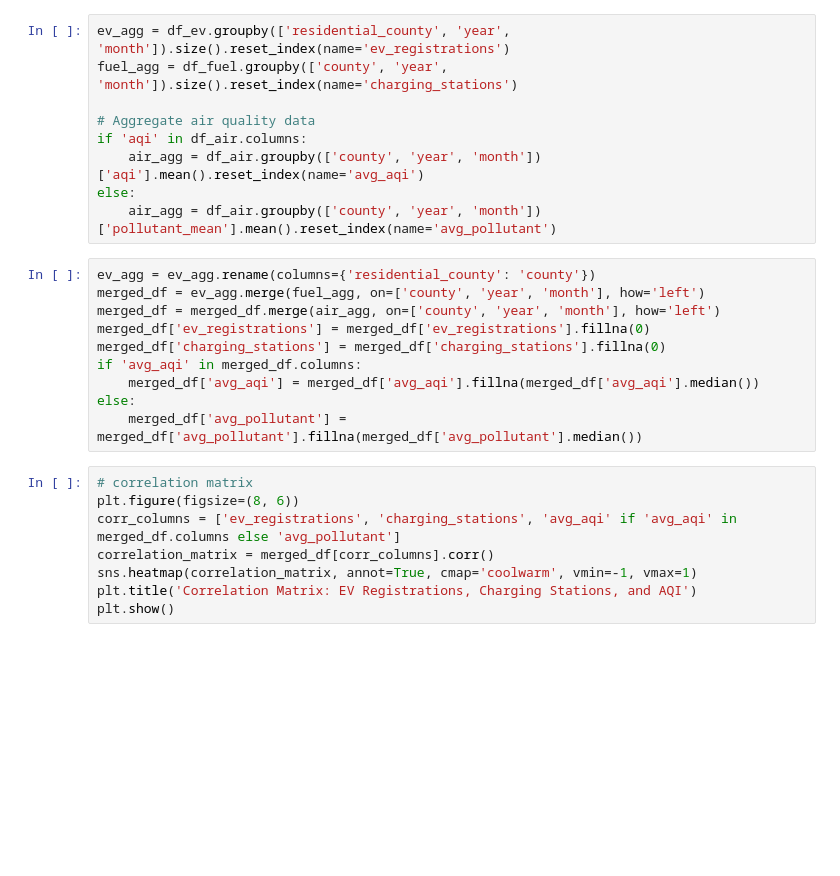
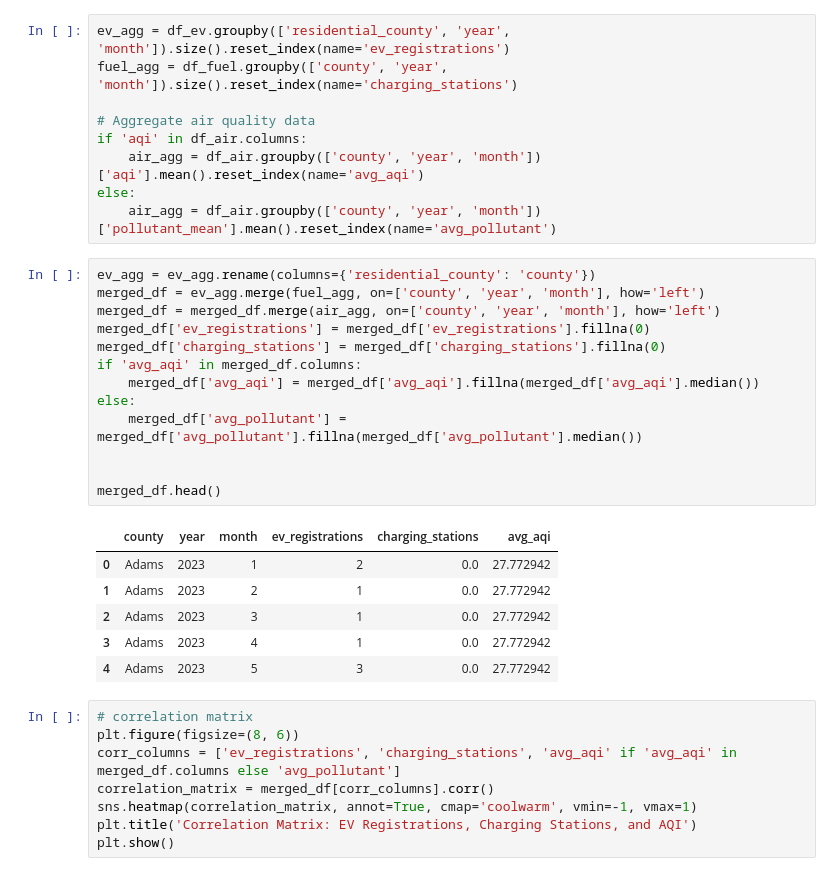
Before and after one commit to x23364394/Environmenatal_impact_of_EV_adoption, a Jupyter notebook: Group_Q_Clean_Data_Merge.ipynb, the cells around one changed output. Drawn from its saved outputs; the diff is of its cells as text; blank space fills up the shorter version.

```diff
--- a/Group_Q_Clean_Data_Merge.ipynb
+++ b/Group_Q_Clean_Data_Merge.ipynb
@@ -323,13 +350,23 @@ else:
 # %%
 ev_agg = ev_agg.rename(columns={'residential_county': 'county'})
 merged_df = ev_agg.merge(fuel_agg, on=['county', 'year', 'month'], how='left')
 merged_df = merged_df.merge(air_agg, on=['county', 'year', 'month'], how='left')
 merged_df['ev_registrations'] = merged_df['ev_registrations'].fillna(0)
 merged_df['charging_stations'] = merged_df['charging_stations'].fillna(0)
 if 'avg_aqi' in merged_df.columns:
     merged_df['avg_aqi'] = merged_df['avg_aqi'].fillna(merged_df['avg_aqi'].median())
 else:
     merged_df['avg_pollutant'] = merged_df['avg_pollutant'].fillna(merged_df['avg_pollutant'].median())
+
+
+merged_df.head()
+# %% [output]
+|  | county | year | month | ev_registrations | charging_stations | avg_aqi |
+| 0 | Adams | 2023 | 1 | 2 | 0.0 | 27.772942 |
+| 1 | Adams | 2023 | 2 | 1 | 0.0 | 27.772942 |
+| 2 | Adams | 2023 | 3 | 1 | 0.0 | 27.772942 |
+| 3 | Adams | 2023 | 4 | 1 | 0.0 | 27.772942 |
+| 4 | Adams | 2023 | 5 | 3 | 0.0 | 27.772942 |
 # %%
 # correlation matrix
 plt.figure(figsize=(8, 6))
```
Also changed, not shown: parts of 10 cells of this notebook.
